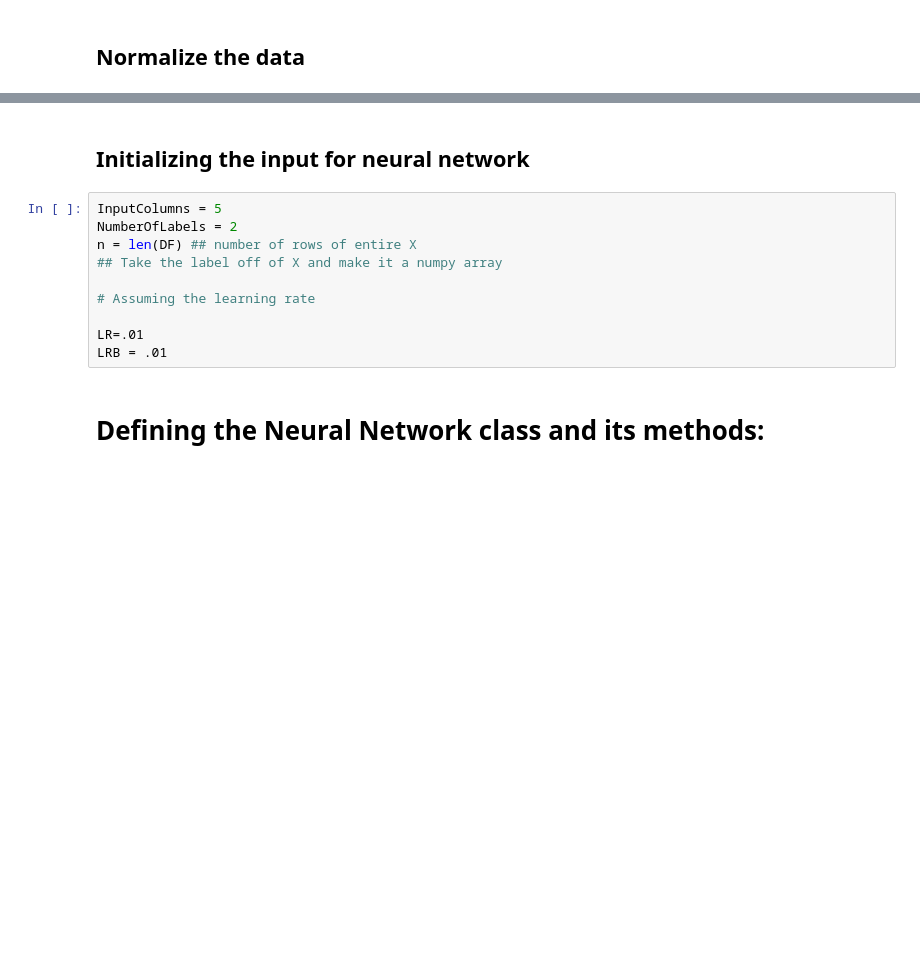
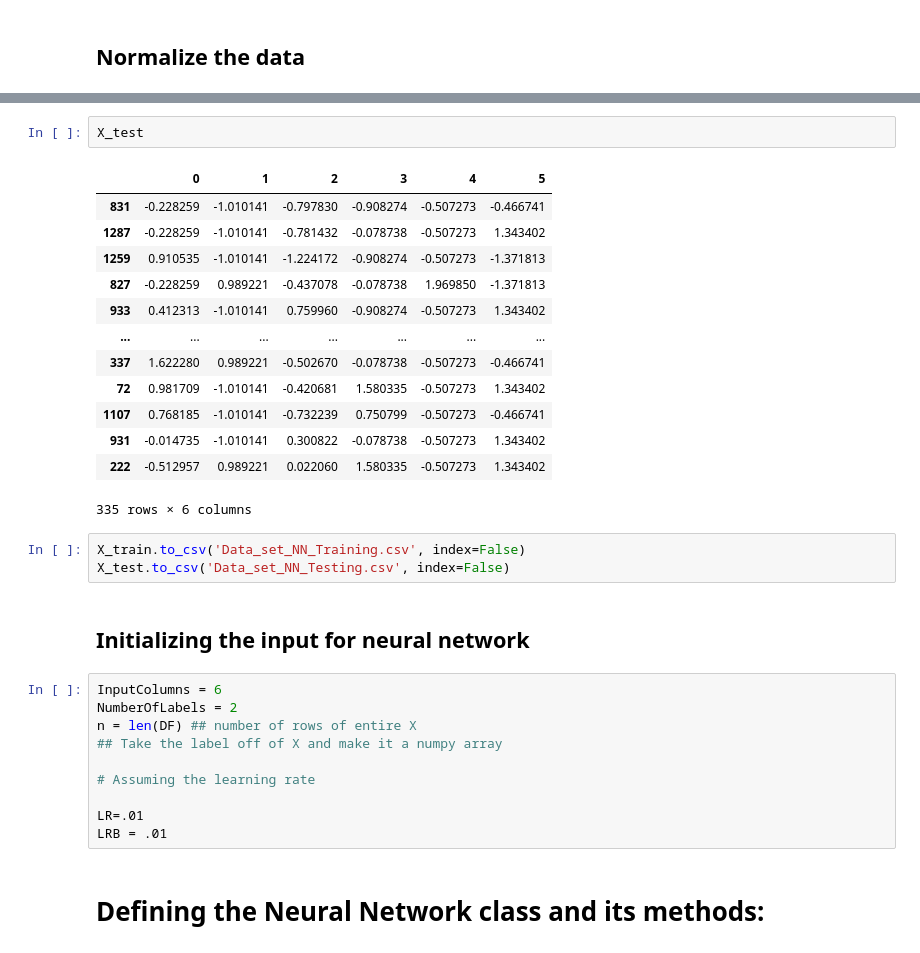
Before and after one commit to Ahibala/Insurance-Premium-Prediction-, a Jupyter notebook: Insurance_premium_prediction_using_NN.ipynb, the cells around one changed output, grey strips where cells are left out. Cells and saved outputs as stored; diff of their text form; blank space fills up the shorter version.

```diff
--- a/Insurance_premium_prediction_using_NN.ipynb
+++ b/Insurance_premium_prediction_using_NN.ipynb
@@ -137,7 +173,26 @@ print("X is\n", X)
+# %%
+X_test
+# %% [output]
+|  | 0 | 1 | 2 | 3 | 4 | 5 |
+| 831 | -0.228259 | -1.010141 | -0.797830 | -0.908274 | -0.507273 | -0.466741 |
+| 1287 | -0.228259 | -1.010141 | -0.781432 | -0.078738 | -0.507273 | 1.343402 |
+| 1259 | 0.910535 | -1.010141 | -1.224172 | -0.908274 | -0.507273 | -1.371813 |
+| 827 | -0.228259 | 0.989221 | -0.437078 | -0.078738 | 1.969850 | -1.371813 |
+| 933 | 0.412313 | -1.010141 | 0.759960 | -0.908274 | -0.507273 | 1.343402 |
+| ... | ... | ... | ... | ... | ... | ... |
+| 337 | 1.622280 | 0.989221 | -0.502670 | -0.078738 | -0.507273 | -0.466741 |
+| 72 | 0.981709 | -1.010141 | -0.420681 | 1.580335 | -0.507273 | 1.343402 |
+| 1107 | 0.768185 | -1.010141 | -0.732239 | 0.750799 | -0.507273 | -0.466741 |
+| 931 | -0.014735 | -1.010141 | 0.300822 | -0.078738 | -0.507273 | 1.343402 |
+| 222 | -0.512957 | 0.989221 | 0.022060 | 1.580335 | -0.507273 | 1.343402 |
+335 rows × 6 columns
+# %%
+X_train.to_csv('Data_set_NN_Training.csv', index=False)
+X_test.to_csv('Data_set_NN_Testing.csv', index=False)
 # %% [markdown]
 ## Initializing the input for neural network
 # %%
-InputColumns = 5
+InputColumns = 6
 NumberOfLabels = 2
 n = len(DF) ## number of rows of entire X
 ## Take the label off of X and make it a numpy array
```
Also changed, not shown: parts of 9 cells of this notebook.
